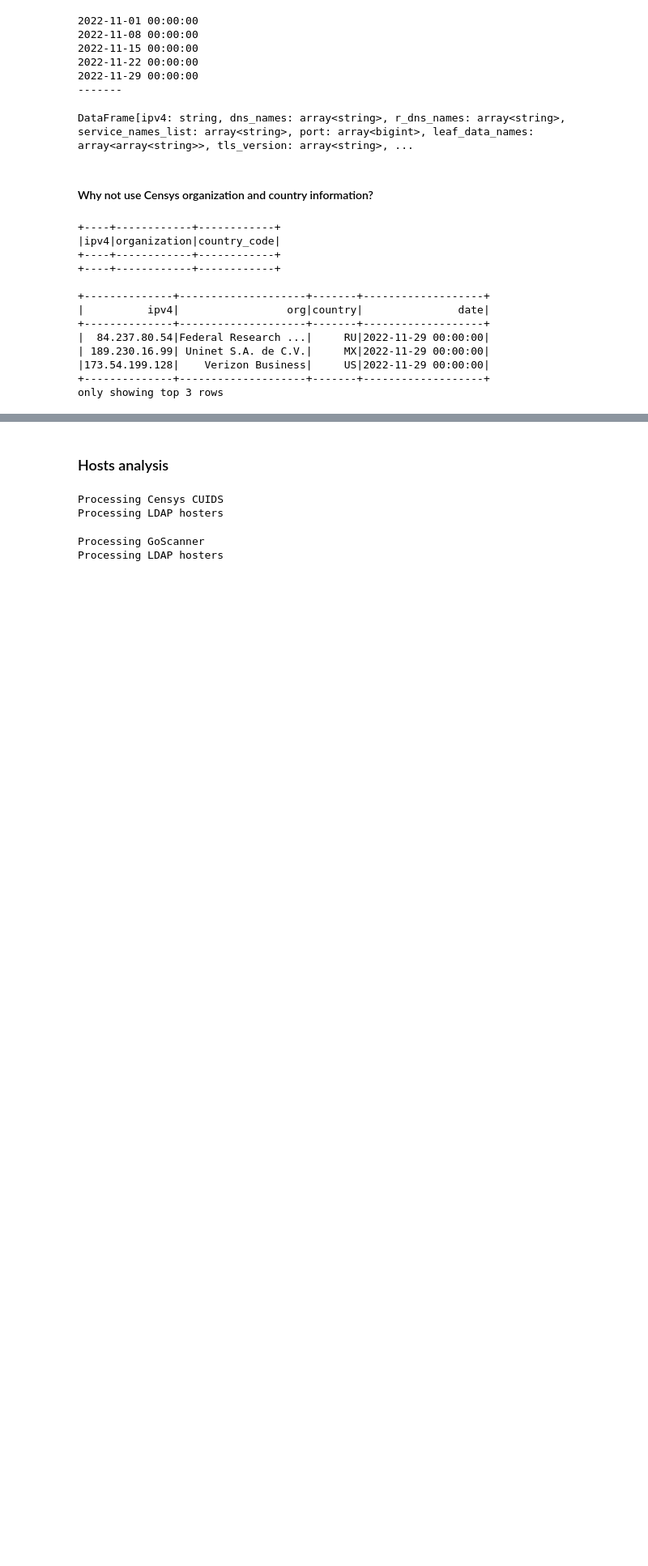
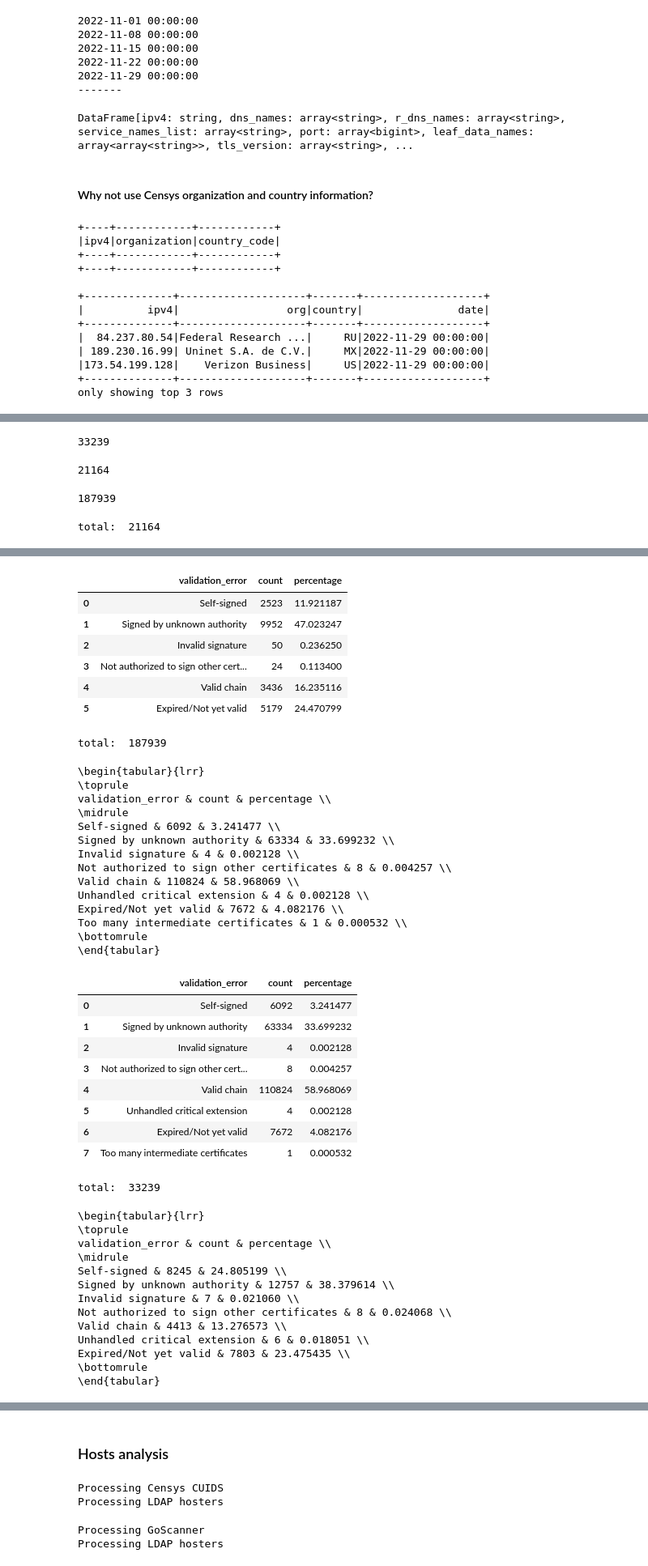
Before and after one commit to internettransparency/ldap-sequel, a Jupyter notebook: notebooks/analysis.ipynb, the cells around one changed output, grey strips where cells are left out. Shown at 81% size. Saved outputs shown, nothing was run; the diff lists cells and outputs as text; code cells hidden in the pictures; blank space fills up the shorter version.

```diff
--- a/notebooks/analysis.ipynb
+++ b/notebooks/analysis.ipynb
@@ -525,0 +607,34 @@ for i in range(2, len(dfs)):
+# %%
+starttls_cert_val_df = cert_val_df.filter(psf.col("port") == 389) \
+                                 .dropDuplicates(["ipv4"]) \
+                                 .select("ipv4", "validation_error")
+ldaps_cert_val_df = cert_val_df.filter(psf.col("port") == 636) \
+                               .dropDuplicates(["ipv4"]) \
+                               .select("ipv4", "validation_error")
+
+inter_cert_val_df = starttls_cert_val_df.join(ldaps_cert_val_df.withColumnRenamed("validation_error", "b"), "ipv4", "inner").drop("b").filter(psf.col("ipv4").isNotNull())
+display(inter_cert_val_df.count())
+# starttls only
+starttls_only_df = starttls_cert_val_df.subtract(ldaps_cert_val_df)
+display(starttls_only_df.count())
+# ldaps only
+ldaps_only_df = ldaps_cert_val_df.subtract(starttls_cert_val_df)
+display(ldaps_only_df.count())
+# %% [output]
+33239
+21164
+187939
+# %%
+def cert_val_table(df):
+    total = df.count()
+    pdf = df.groupBy("validation_error").count().pandas_api()
+    pdf["percentage"] = pdf["count"] / total * 100
+    print("total: ", total)
+    print(pdf.to_latex(index=False))
+    display(pdf)
+
+cert_val_table(starttls_only_df)
+cert_val_table(ldaps_only_df)
+cert_val_table(inter_cert_val_df)
+# %% [output]
+total:  21164
@@ -525,0 +653,45 @@ for i in range(2, len(dfs)):
+|  | validation_error | count | percentage |
+| 0 | Self-signed | 2523 | 11.921187 |
+| 1 | Signed by unknown authority | 9952 | 47.023247 |
+| 2 | Invalid signature | 50 | 0.236250 |
+| 3 | Not authorized to sign other cert... | 24 | 0.113400 |
+| 4 | Valid chain | 3436 | 16.235116 |
+| 5 | Expired/Not yet valid | 5179 | 24.470799 |
+total:  187939
+\begin{tabular}{lrr}
+\toprule
+validation_error & count & percentage \\
+\midrule
+Self-signed & 6092 & 3.241477 \\
+Signed by unknown authority & 63334 & 33.699232 \\
+Invalid signature & 4 & 0.002128 \\
+Not authorized to sign other certificates & 8 & 0.004257 \\
+Valid chain & 110824 & 58.968069 \\
+Unhandled critical extension & 4 & 0.002128 \\
+Expired/Not yet valid & 7672 & 4.082176 \\
+Too many intermediate certificates & 1 & 0.000532 \\
+\bottomrule
+\end{tabular}
+|  | validation_error | count | percentage |
+| 0 | Self-signed | 6092 | 3.241477 |
+| 1 | Signed by unknown authority | 63334 | 33.699232 |
+| 2 | Invalid signature | 4 | 0.002128 |
+| 3 | Not authorized to sign other cert... | 8 | 0.004257 |
+| 4 | Valid chain | 110824 | 58.968069 |
+| 5 | Unhandled critical extension | 4 | 0.002128 |
+| 6 | Expired/Not yet valid | 7672 | 4.082176 |
+| 7 | Too many intermediate certificates | 1 | 0.000532 |
+total:  33239
+\begin{tabular}{lrr}
+\toprule
+validation_error & count & percentage \\
+\midrule
+Self-signed & 8245 & 24.805199 \\
+Signed by unknown authority & 12757 & 38.379614 \\
+Invalid signature & 7 & 0.021060 \\
+Not authorized to sign other certificates & 8 & 0.024068 \\
+Valid chain & 4413 & 13.276573 \\
+Unhandled critical extension & 6 & 0.018051 \\
+Expired/Not yet valid & 7803 & 23.475435 \\
+\bottomrule
+\end{tabular}
```
Also changed, not shown: parts of 20 cells of this notebook, 3 other files.
